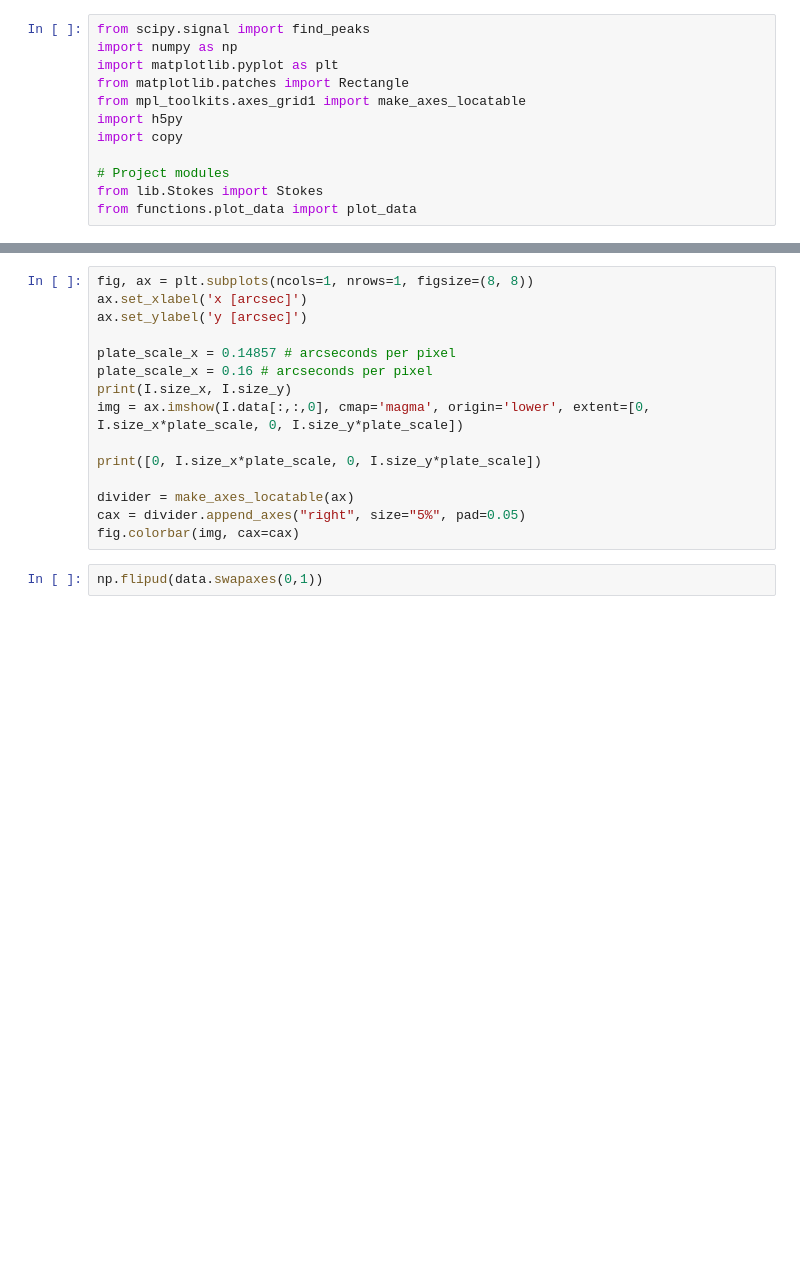
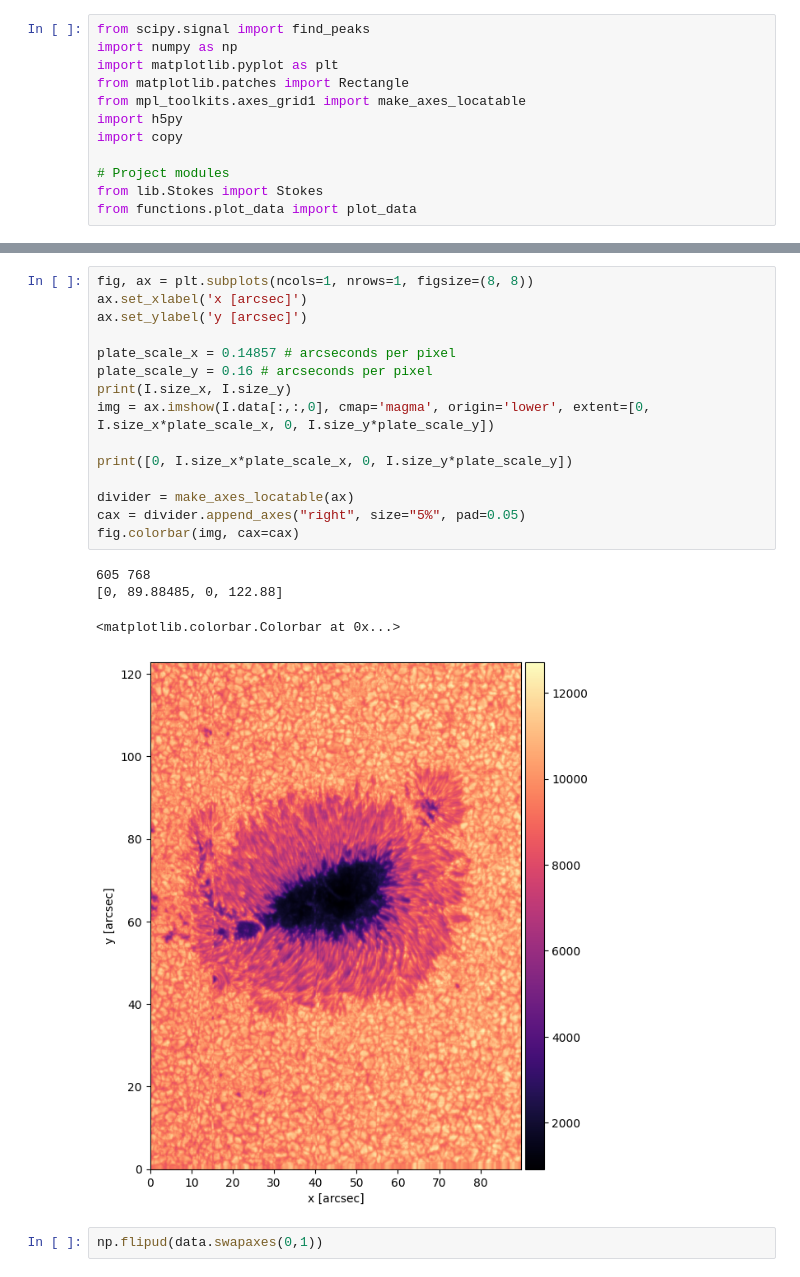
Before and after one commit to alosola/tfm, a Jupyter notebook: initial_view_calibration.ipynb, the cells around one changed output, grey strips where cells are left out. Cells and saved outputs as stored; diff of their text form; blank space fills up the shorter version.

Commit message:
Make graphs, temperature, profiles, and velocity

```diff
--- a/initial_view_calibration.ipynb
+++ b/initial_view_calibration.ipynb
@@ -38,18 +51,23 @@ for stokes in stokes_list:
 # %%
 fig, ax = plt.subplots(ncols=1, nrows=1, figsize=(8, 8))
 ax.set_xlabel('x [arcsec]')
 ax.set_ylabel('y [arcsec]')
 
 plate_scale_x = 0.14857 # arcseconds per pixel
-plate_scale_x = 0.16 # arcseconds per pixel
+plate_scale_y = 0.16 # arcseconds per pixel
 print(I.size_x, I.size_y)
-img = ax.imshow(I.data[:,:,0], cmap='magma', origin='lower', extent=[0, I.size_x*plate_scale, 0, I.size_y*plate_scale])
+img = ax.imshow(I.data[:,:,0], cmap='magma', origin='lower', extent=[0, I.size_x*plate_scale_x, 0, I.size_y*plate_scale_y])
 
-print([0, I.size_x*plate_scale, 0, I.size_y*plate_scale])
+print([0, I.size_x*plate_scale_x, 0, I.size_y*plate_scale_y])
 
 divider = make_axes_locatable(ax)
 cax = divider.append_axes("right", size="5%", pad=0.05)
 fig.colorbar(img, cax=cax)
+# %% [output]
+605 768
+[0, 89.88485, 0, 122.88]
+<matplotlib.colorbar.Colorbar at 0x...>
+[figure, added]
 # %%
 np.flipud(data.swapaxes(0,1))
 # %%
```
Also changed, not shown: parts of 2 cells of this notebook, 10 other files.
